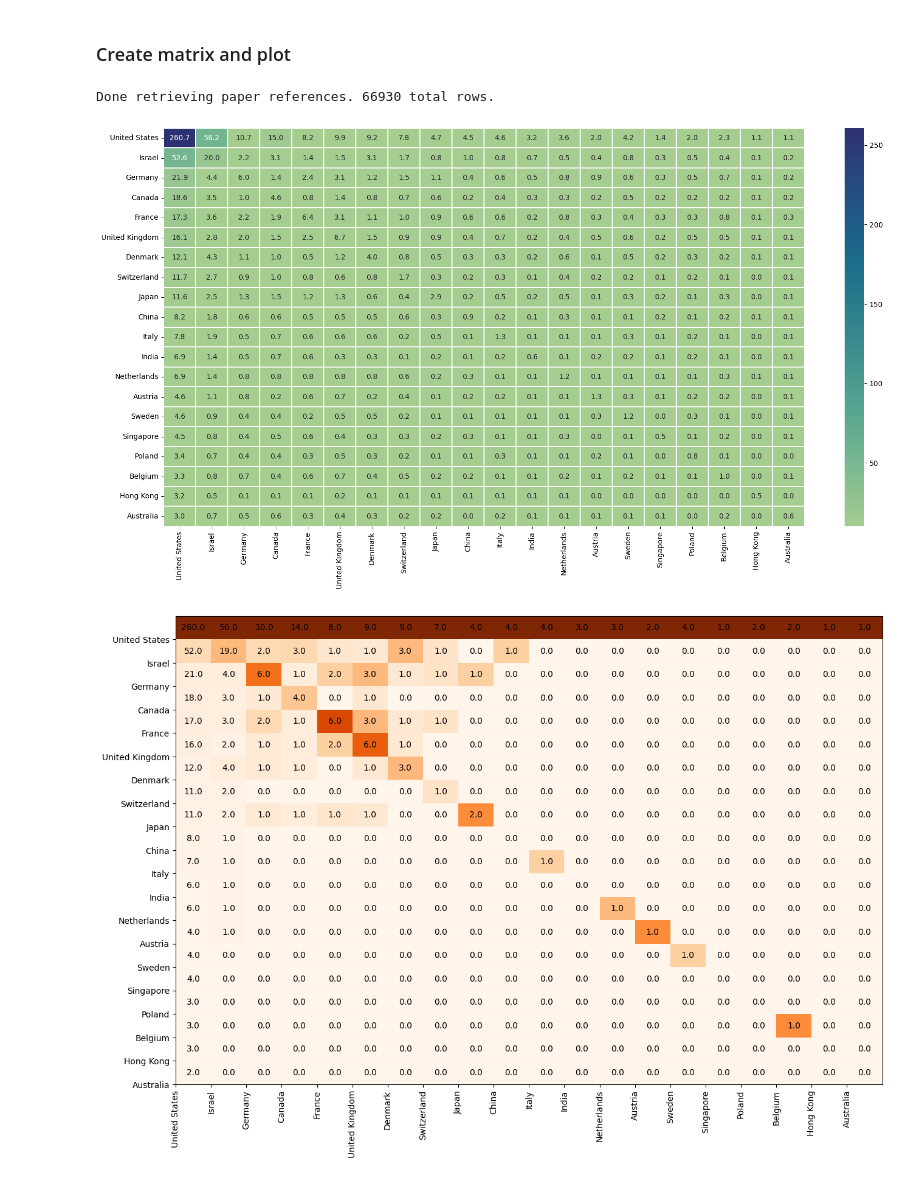
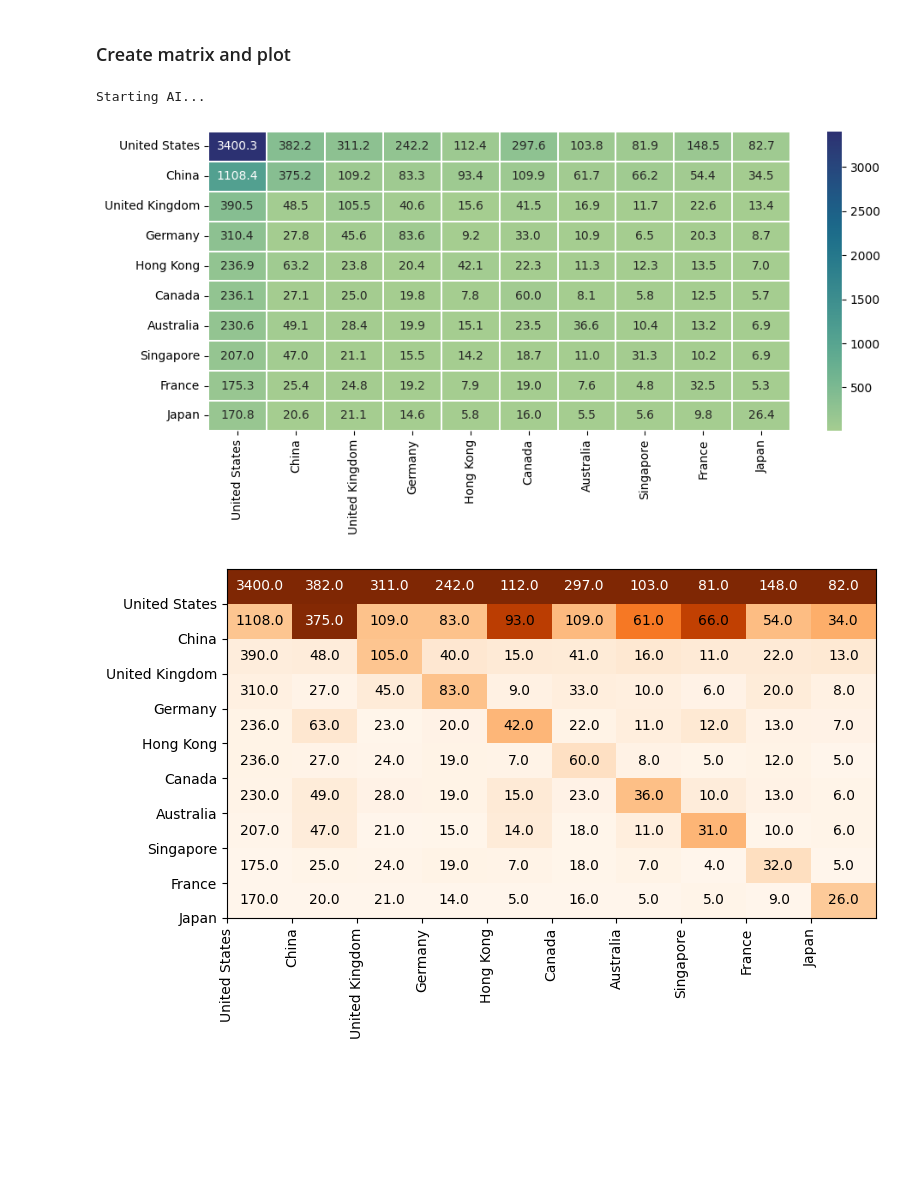
Before and after one commit to tanny411/geographic-gaps-in-CS-research, a Jupyter notebook: citation_across_countries_script.ipynb, the cells around one changed output. Saved outputs shown, nothing was run; the diff lists cells and outputs as text; code cells hidden in the pictures; blank space fills up the shorter version.

Commit message:
Fix inter-country citation figures

```diff
--- a/citation_across_countries_script.ipynb
+++ b/citation_across_countries_script.ipynb
@@ -199,8 +199,8 @@ def create_matrix(paper_refs_country):
 def plot_citation_heat_map(matrix, country_index, num_countries_to_show = 20, scale = 100, file_name=None):
 
     fig,ax = plt.subplots()
-    fig.set_figheight(10)
-    fig.set_figwidth(20)
+    fig.set_figheight(5) #10
+    fig.set_figwidth(10) #20
 
     matrix_to_show = matrix[:num_countries_to_show, :num_countries_to_show]
     country_names = country_index[:num_countries_to_show]
@@ -209,6 +209,8 @@ def plot_citation_heat_map(matrix, country_index, num_countries_to_show = 20, sc
     sns.heatmap(matrix_to_show, annot=True, cmap="crest", fmt='3.1f', linewidths=.05,
                 xticklabels=country_names, yticklabels=country_names, vmin=1000/scale) # vmax=
 
+    plt.tight_layout()
+
     if file_name:
         plt.savefig(file_name)
 
@@ -248,27 +252,40 @@ def columnwise_conditionalformat(matrix_to_show, country_names, color = 'Oranges
 
     plt.show()
 # %%
-for conf_df, area_name in zip(conf_series[1:], area_names[1:]):
+# for conf_df, area_name in zip(conf_series[1:], area_names[1:]):
 
-    print(f"Starting {area_name}...")
+#     print(f"Starting {area_name}...")
 
-    papers = get_papers(conf_df)
-    papers.to_csv(area_name+"/papers.csv", index=False)
+#     papers = get_papers(conf_df)
+#     papers.to_csv(area_name+"/papers.csv", index=False)
 
-    paper_auth_aff_with_geo = get_paper_location(papers)
-    paper_auth_aff_with_geo.to_csv(area_name+"/paper_auth_aff_with_geo.csv", index=False)
+#     paper_auth_aff_with_geo = get_paper_location(papers)
+#     paper_auth_aff_with_geo.to_csv(area_name+"/paper_auth_aff_with_geo.csv", index=False)
 
-    paper_refs = get_paper_references(papers)
-    paper_refs.to_csv(area_name+"/paper_refs.csv", index=False)
+#     paper_refs = get_paper_references(papers)
+#     paper_refs.to_csv(area_name+"/paper_refs.csv", index=False)
 
-    paper_refs_country = combine_ref_location(paper_refs, paper_auth_aff_with_geo)
-    paper_refs_country.to_csv(area_name+"/paper_refs_country.csv", index=False)
+#     paper_refs_country = combine_ref_location(paper_refs, paper_auth_aff_with_geo)
+#     paper_refs_country.to_csv(area_name+"/paper_refs_country.csv", index=False)
 
-    matrix, country_index, country_rev_index = create_matrix(paper_refs_country)
+#     matrix, country_index, country_rev_index = create_matrix(paper_refs_country)
 
-    matrix_to_show, country_names = plot_citation_heat_map(matrix, country_index, file_name=area_name+"/heatmap.png")
-    columnwise_conditionalformat(matrix_to_show, country_names, file_name=area_name+"/columnheatmap.png")
+#     matrix_to_show, country_names = plot_citation_heat_map(matrix, country_index, file_name=area_name+"/heatmap.png")
+#     columnwise_conditionalformat(matrix_to_show, country_names, file_name=area_name+"/columnheatmap.png")
-# %% [output]
-Done retrieving paper references. 66930 total rows.
-[figure, removed]
-[figure, removed]
+# %%
+## Redraw figures
+
+for conf_df, area_name in zip(conf_series, area_names):
+
+    print(f"Starting {area_name}...")
+
+    paper_refs_country = pd.read_csv(area_name+"/paper_refs_country.csv")
+
+    matrix, country_index, country_rev_index = create_matrix(paper_refs_country)
+
+    matrix_to_show, country_names = plot_citation_heat_map(matrix, country_index, file_name=area_name+"/heatmap_10_countries.png", num_countries_to_show = 10)
+    columnwise_conditionalformat(matrix_to_show, country_names, file_name=area_name+"/columnheatmap_10_countries.png", num_countries_to_show = 10)
+# %% [output]
+Starting AI...
+[figure, added]
+[figure, added]
```
Also changed, not shown: parts of 1 cell of this notebook, 17 other files.
